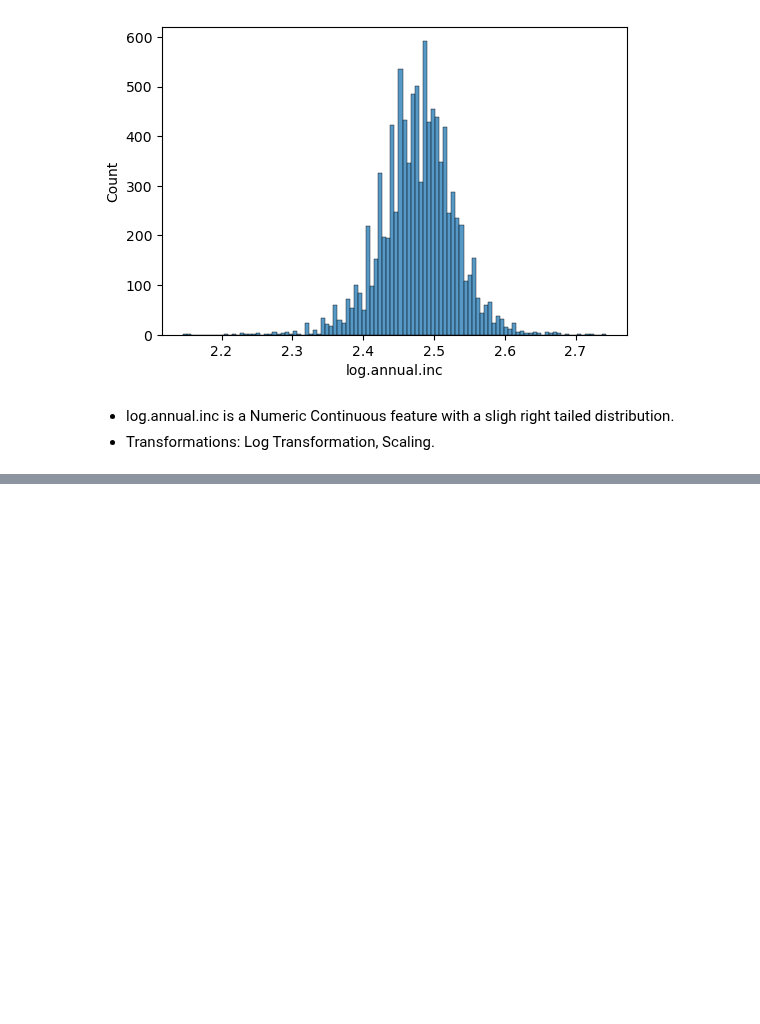
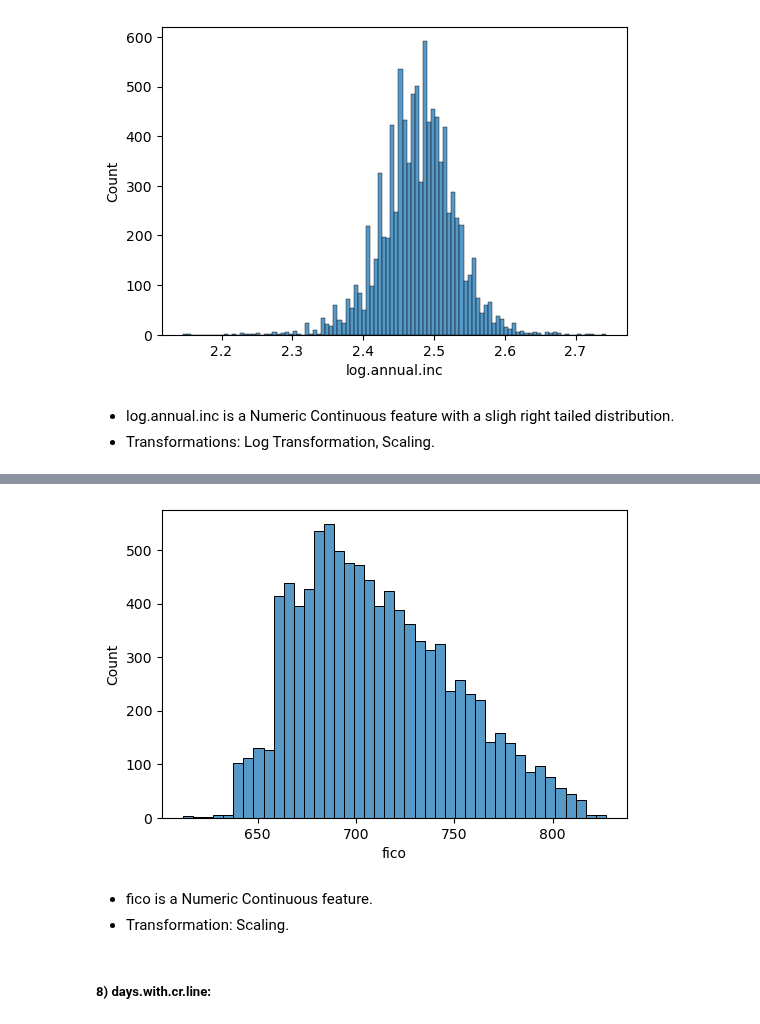
Before and after one commit to Shailya777/Learning-Logs, a Jupyter notebook: Machine_Learning/05_Decision_Trees_AND_Random_Forests/06_Practice_Project5(Loan Data).ipynb, the cells around one changed output, grey strips where cells are left out. Saved outputs shown, nothing was run; the diff lists cells and outputs as text; code cells hidden in the pictures; blank space fills up the shorter version.

```diff
--- a/Machine_Learning/05_Decision_Trees_AND_Random_Forests/06_Practice_Project5(Loan Data).ipynb
+++ b/Machine_Learning/05_Decision_Trees_AND_Random_Forests/06_Practice_Project5(Loan Data).ipynb
@@ -274,0 +322,9 @@ annualinc_pipeline = Pipeline([
+# %%
+plt.figure(figsize= (6,4))
+sns.histplot(data= df, x= 'fico')
+plt.show()
+# %% [output]
+[figure, added]
+# %% [markdown]
+- fico is a Numeric Continuous feature.
+- Transformation: Scaling.
@@ -274,0 +335,2 @@ annualinc_pipeline = Pipeline([
+# %% [markdown]
+##### 8) days.with.cr.line:
```
Also changed, not shown: parts of 58 cells of this notebook.
